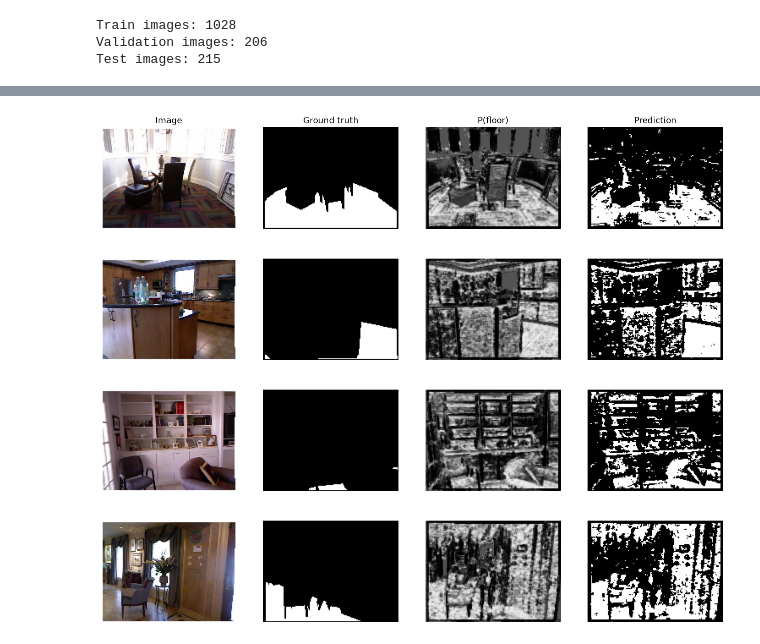
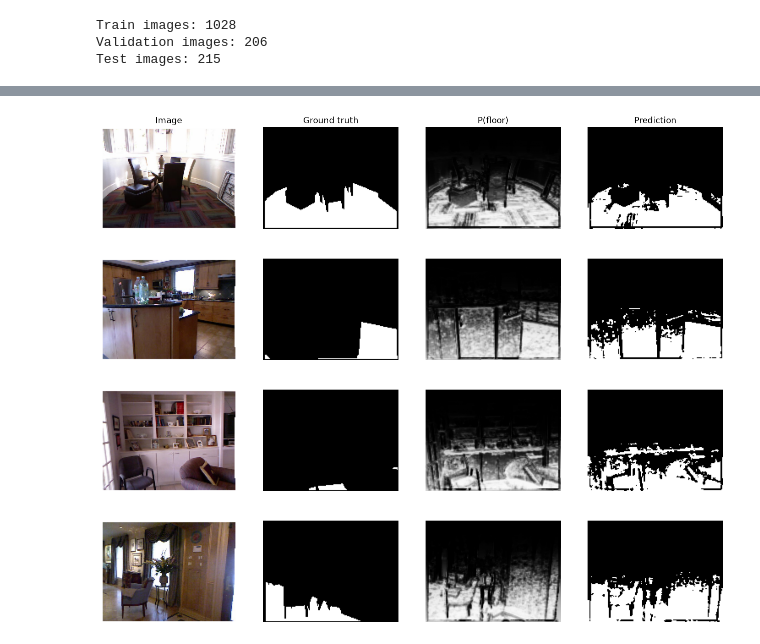
Before and after one commit to slymachenko/indoor-semantic-segmentation, a Jupyter notebook: notebooks/cnn_patch_15_15.ipynb, the cells around one changed output, grey strips where cells are left out. Drawn from its saved outputs; the diff is of its cells as text; code cells hidden in the pictures.

```diff
--- a/notebooks/cnn_patch_15_15.ipynb
+++ b/notebooks/cnn_patch_15_15.ipynb
@@ -44,6 +52,7 @@ Train images: 1028
 Validation images: 206
 Test images: 215
 # %%
-X_train, y_train = build_patches_dataset(nyu, train_indices, target_ids,PATCH_SIZE, DS_STEP)
-X_test, y_test = build_patches_dataset(nyu, test_indices, target_ids,PATCH_SIZE, DS_STEP)
+X_train, y_train, pos_train = build_patches_dataset(nyu, train_indices, target_ids,PATCH_SIZE, DS_STEP)
+X_test, y_test, pos_test = build_patches_dataset(nyu, test_indices, target_ids,PATCH_SIZE, DS_STEP)
+X_val, y_val, pos_val = build_patches_dataset(nyu, val_indices, target_ids, PATCH_SIZE, DS_STEP)
 # %%
@@ -76,19 +90,15 @@ model.compile(optimizer='adam',
   loss='binary_crossentropy',
   metrics=['accuracy', keras.metrics.AUC(name='auc')])
 # %%
-# Validation set from the validation scenes (not the test set)
-X_val, y_val = build_patches_dataset(nyu, val_indices, target_ids, PATCH_SIZE, DS_STEP)
-
-# Balance floor vs not-floor, like class_weight="balanced" in the logistic notebooks
 weights = compute_class_weight("balanced", classes=np.array([0, 1]), y=y_train)
 class_weight = {0: weights[0], 1: weights[1]}
 
 early_stop = keras.callbacks.EarlyStopping(monitor="val_auc", mode="max",
                                            patience=3, restore_best_weights=True)
 
-history = model.fit(X_train, y_train,
+history = model.fit([X_train, pos_train], y_train,
                     epochs=30, batch_size=256,
-                    validation_data=(X_val, y_val),
+                    validation_data=([X_val, pos_val], y_val),
                     class_weight=class_weight,
                     callbacks=[early_stop])
 # %% [output]
@@ -150,32 +161,34 @@ fig, axes = plt.subplots(4, 4, figsize=(16, 13))
 
 for row, idx in enumerate(test_indices[:4]):
     image, labels = nyu.get_pair(idx)
     gt = binary_target_mask(labels, target_ids)
 
     # Build one patch for each pixel on the grid
     padded = np.pad(image, ((p, p), (p, p), (0, 0)), mode="edge")
     rows = range(0, image.shape[0], STRIDE)
     cols = range(0, image.shape[1], STRIDE)
+    h, w = image.shape[:2]
     X = np.array([extract_patch(padded, r + p, c + p, PATCH_SIZE) for r in rows for c in cols])
     X = X.astype(np.float32) / 255.0
+    pos = np.array([(r / (h - 1), c / (w - 1)) for r in rows for c in cols], dtype=np.float32)
 
     # Predict and put back into a (small) image
-    proba = model.predict(X, batch_size=2048, verbose=0).reshape(len(rows), len(cols))
+    proba = model.predict([X, pos], batch_size=2048, verbose=0).reshape(len(rows), len(cols))
     pred = proba > 0.5
 
     axes[row, 0].imshow(image[::STRIDE, ::STRIDE])
     axes[row, 1].imshow(gt[::STRIDE, ::STRIDE], cmap="gray")
     axes[row, 2].imshow(proba, cmap="gray", vmin=0, vmax=1)
     axes[row, 3].imshow(pred, cmap="gray")
 
 axes[0, 0].set_title("Image")
 axes[0, 1].set_title("Ground truth")
 axes[0, 2].set_title("P(floor)")
 axes[0, 3].set_title("Prediction")
 
 for ax in axes.ravel():
     ax.axis("off")
 
 plt.show()
 # %% [output]
-[figure, old version]
+[figure, new version]
```
Also changed, not shown: parts of 5 cells of this notebook, 1 other file.
